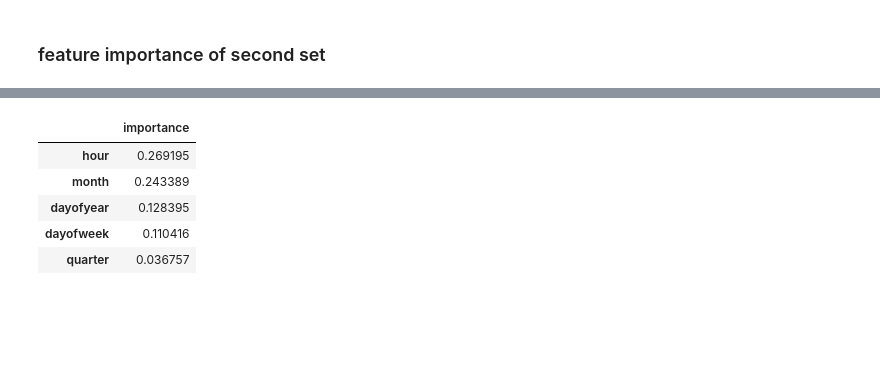
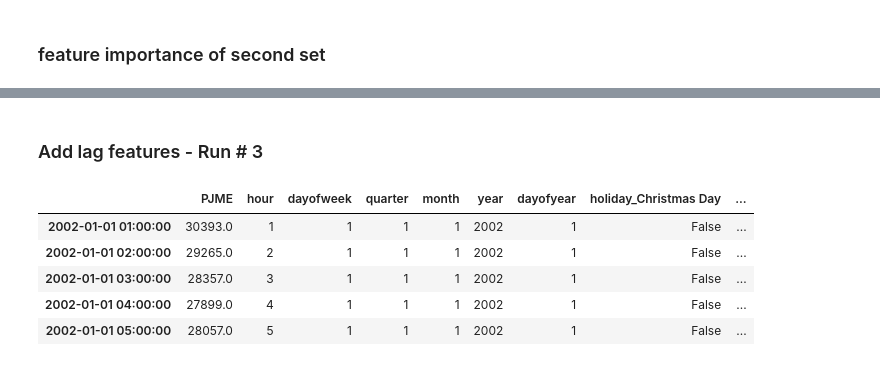
Before and after one commit to earlyann/Energy_Consumption_Forecasting, a Jupyter notebook: energy.ipynb, the cells around one changed output, grey strips where cells are left out. Cells and saved outputs as stored; diff of their text form; code cells hidden in the pictures; blank space fills up the shorter version.

```diff
--- a/energy.ipynb
+++ b/energy.ipynb
@@ -563,0 +540,8 @@ Name: count, dtype: int64
+# %%
+# selects all the values that are not duplicated. By indexing  with this mask
+# I am keeping only the rows with unique index values
+# pjm3_df = pjm3_df[~pjm3_df.index.duplicated()]
+df_holidays = df_holidays[~df_holidays.index.duplicated()]
+# %%
+# merge holiday info with PJME data on date, while preserving the datetime index
+pjm3_df2 = pjm3_df.merge(df_holidays[['localName']], how='left', left_index=True, right_index=True)
@@ -579,9 +576,7 @@ Labor Day                       72
 Name: count, dtype: int64
 # %%
 # One-hot encode the 'localName' column
-train2 = pd.concat([train2, pd.get_dummies(train2['localName'], prefix='holiday')], axis=1)
-test2 = pd.concat([test2, pd.get_dummies(test2['localName'], prefix='holiday')], axis=1)
+pjm3_df2 = pd.concat([pjm3_df2, pd.get_dummies(pjm3_df2['localName'], prefix='holiday')], axis=1)
 
 # Drop the original 'localName' column
-train2.drop('localName', axis=1, inplace=True)
-test2.drop('localName', axis=1, inplace=True)
+pjm3_df2.drop('localName', axis=1, inplace=True)
@@ -650,9 +814,13 @@ fi2 = pd.DataFrame(data=reg2.feature_importances_,
+# %% [markdown]
+### Add lag features - Run # 3
+# %%
+pjm3_df3 = pjm3_df2.copy()
 # %%
-fi2.head()
+pjm3_df3.head()
 # %% [output]
-|  | importance |
-| hour | 0.269195 |
-| month | 0.243389 |
-| dayofyear | 0.128395 |
-| dayofweek | 0.110416 |
-| quarter | 0.036757 |
+|  | PJME | hour | dayofweek | quarter | month | year | dayofyear | holiday_Christmas Day | ... |
+| 2002-01-01 01:00:00 | 30393.0 | 1 | 1 | 1 | 1 | 2002 | 1 | False | ... |
+| 2002-01-01 02:00:00 | 29265.0 | 2 | 1 | 1 | 1 | 2002 | 1 | False | ... |
+| 2002-01-01 03:00:00 | 28357.0 | 3 | 1 | 1 | 1 | 2002 | 1 | False | ... |
+| 2002-01-01 04:00:00 | 27899.0 | 4 | 1 | 1 | 1 | 2002 | 1 | False | ... |
+| 2002-01-01 05:00:00 | 28057.0 | 5 | 1 | 1 | 1 | 2002 | 1 | False | ... |
```
Also changed, not shown: parts of 85 cells of this notebook.
